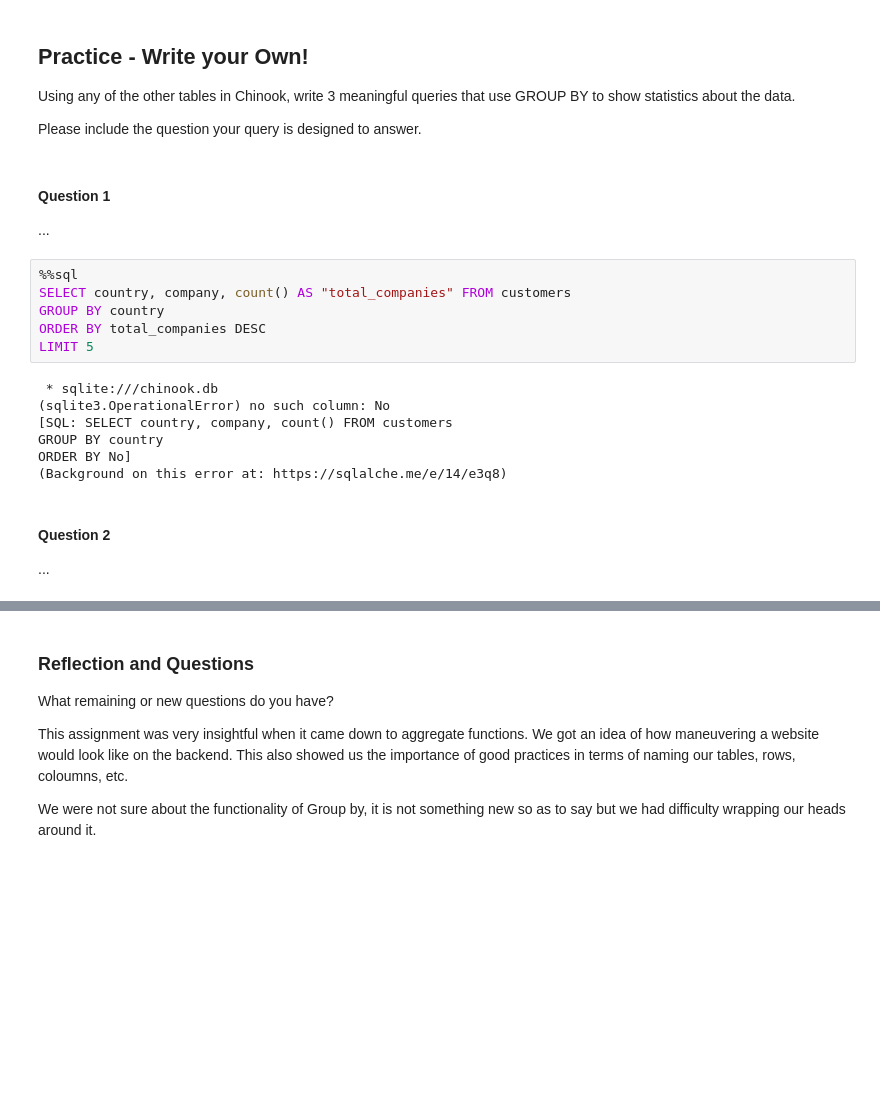
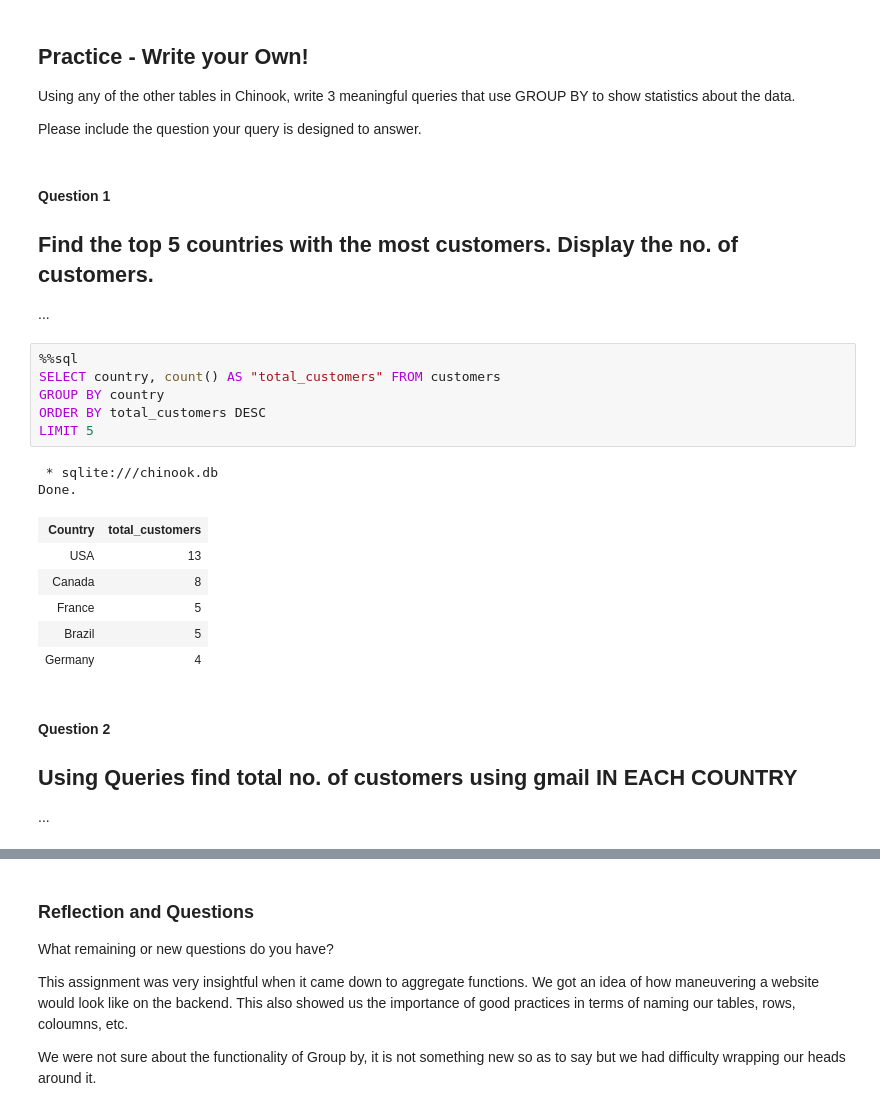
Before and after one commit to Araxision/CSC330-Introduction-to-SQL-T6, a Jupyter notebook: Intro_to_SQL_2.ipynb, the cells around one changed output, grey strips where cells are left out. Drawn from its saved outputs; the diff is of its cells as text; blank space fills up the shorter version.

```diff
--- a/Intro_to_SQL_2.ipynb
+++ b/Intro_to_SQL_2.ipynb
@@ -96,22 +96,26 @@ Using any of the other tables in Chinook, write 3 meaningful queries that use GR
 Please include the question your query is designed to answer.
 # %% [markdown]
 #### Question 1
+## Find the top 5 countries with the most customers. Display the no. of customers.
 ...
 # %%
 %%sql
-SELECT country, company, count() AS "total_companies" FROM customers
+SELECT country, count() AS "total_customers" FROM customers
 GROUP BY country
-ORDER BY total_companies DESC
+ORDER BY total_customers DESC
 LIMIT 5
 # %% [output]
  * sqlite:///chinook.db
-(sqlite3.OperationalError) no such column: No
-[SQL: SELECT country, company, count() FROM customers
-GROUP BY country
-ORDER BY No]
-(Background on this error at: https://sqlalche.me/e/14/e3q8)
+Done.
+| Country | total_customers |
+| USA | 13 |
+| Canada | 8 |
+| France | 5 |
+| Brazil | 5 |
+| Germany | 4 |
 # %% [markdown]
 #### Question 2
+## Using Queries find total no. of customers using gmail IN EACH COUNTRY
 ...
 # %%
 %%sql
```
Also changed, not shown: parts of 3 cells of this notebook.
